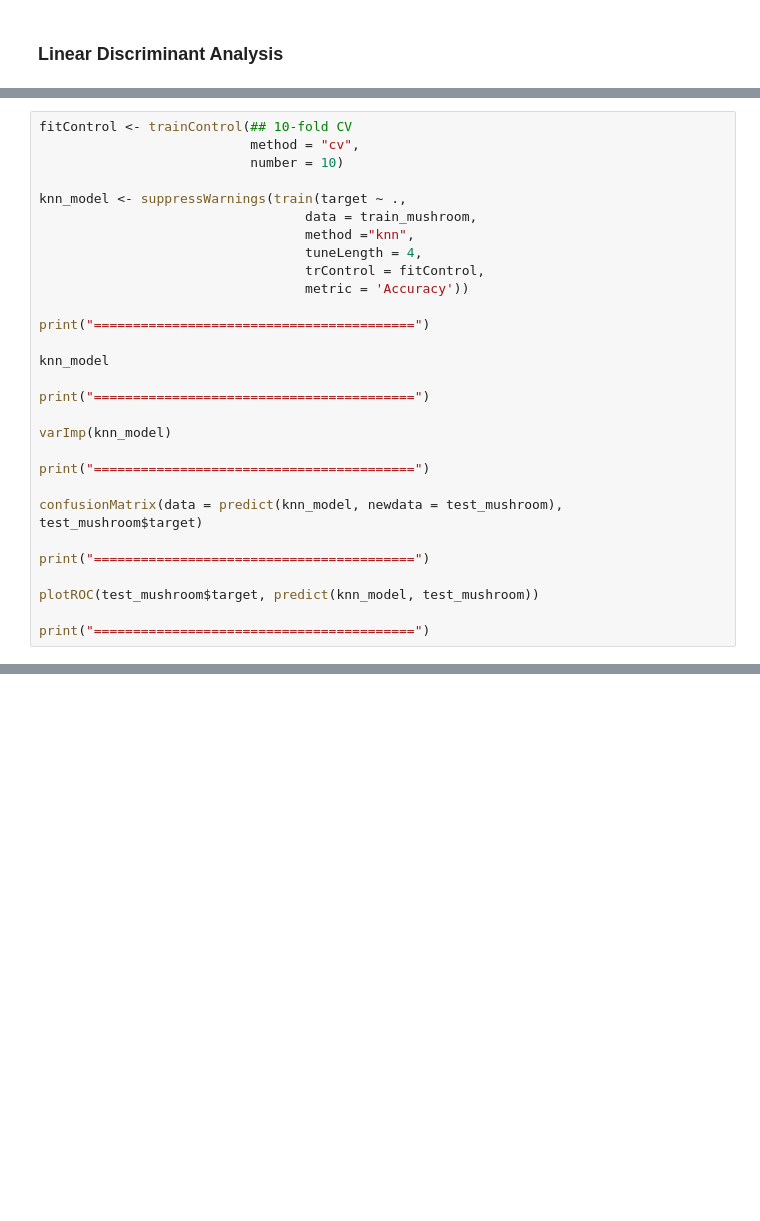
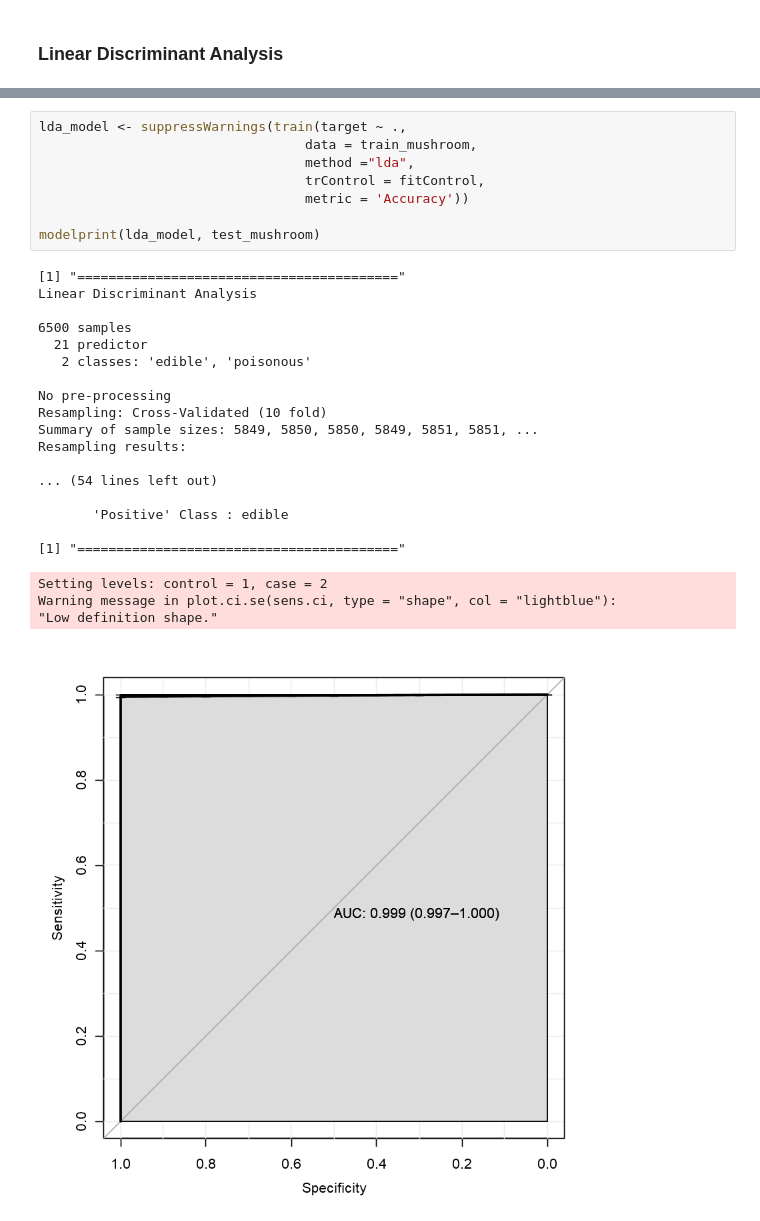
Before and after one commit to mnassrib/mushrooms-classification-using-R, a Jupyter notebook: mushrooms.ipynb, the cells around one changed output, grey strips where cells are left out. Drawn from its saved outputs; the diff is of its cells as text; blank space fills up the shorter version.

```diff
--- a/mushrooms.ipynb
+++ b/mushrooms.ipynb
@@ -525,29 +324,0 @@ Warning message in plot.ci.se(sens.ci, type = "shape", col = "blue"):
-# %%
-fitControl <- trainControl(## 10-fold CV
-                           method = "cv",
-                           number = 10)
-
-knn_model <- suppressWarnings(train(target ~ .,
-                                  data = train_mushroom,
-                                  method ="knn",
-                                  tuneLength = 4,
-                                  trControl = fitControl,
-                                  metric = 'Accuracy'))
-
-print("=========================================")
-
-knn_model
-
-print("=========================================")
-
-varImp(knn_model)
-
-print("=========================================")
-
-confusionMatrix(data = predict(knn_model, newdata = test_mushroom), test_mushroom$target)
-
-print("=========================================")
-
-plotROC(test_mushroom$target, predict(knn_model, test_mushroom))
-
-print("=========================================")
@@ -616,0 +325,30 @@ Warning message in plot.ci.se(sens.ci, type = "shape", col = "blue"):
+# %%
+lda_model <- suppressWarnings(train(target ~ .,
+                                  data = train_mushroom,
+                                  method ="lda",
+                                  trControl = fitControl,
+                                  metric = 'Accuracy'))
+
+modelprint(lda_model, test_mushroom)
+# %% [output]
+[1] "========================================="
+Linear Discriminant Analysis
+
+6500 samples
+  21 predictor
+   2 classes: 'edible', 'poisonous'
+
+No pre-processing
+Resampling: Cross-Validated (10 fold)
+Summary of sample sizes: 5849, 5850, 5850, 5849, 5851, 5851, ...
+Resampling results:
+
+... (54 lines left out)
+
+       'Positive' Class : edible
+
+[1] "========================================="
+Setting levels: control = 1, case = 2
+Warning message in plot.ci.se(sens.ci, type = "shape", col = "lightblue"):
+"Low definition shape."
+[figure, added]
```
Also changed, not shown: parts of 31 cells of this notebook.
